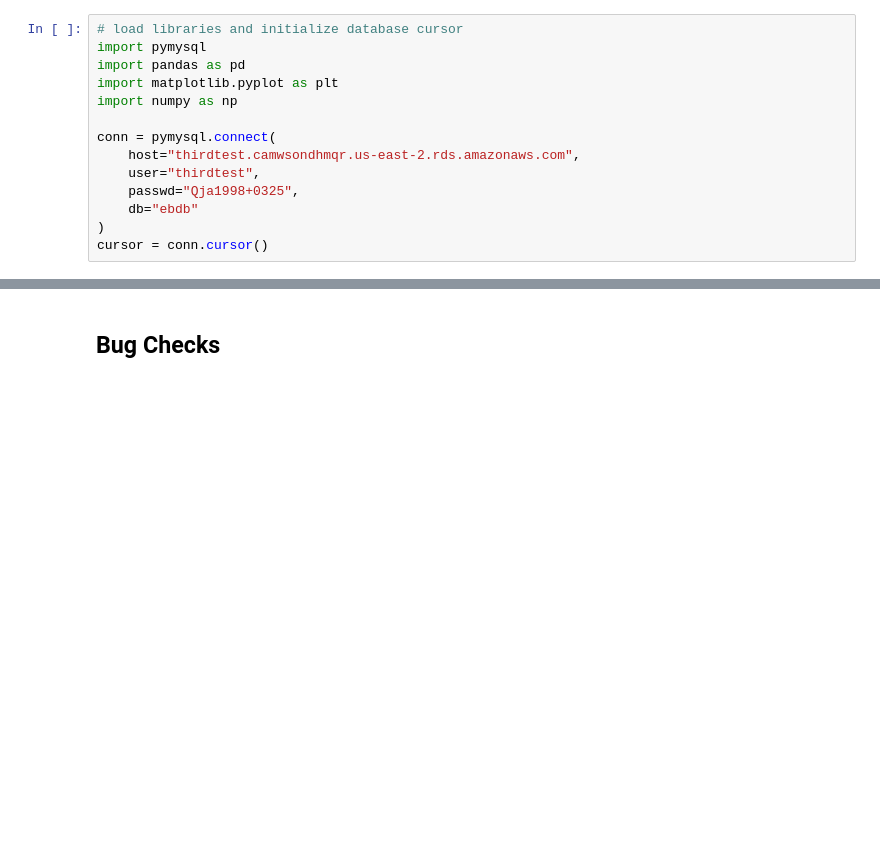
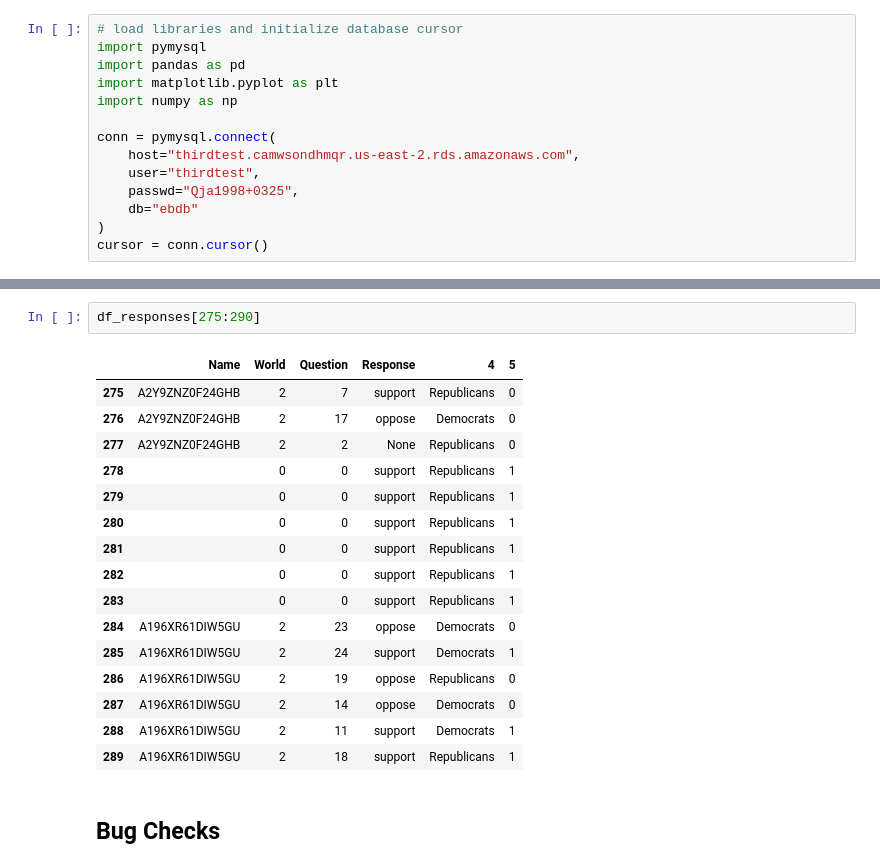
Before and after one commit to AlexMRuch/PartyLab, a Jupyter notebook: experiment_analysis_1/experiment_analysis_1.ipynb, the cells around one changed output, grey strips where cells are left out. Saved outputs shown, nothing was run; the diff lists cells and outputs as text; blank space fills up the shorter version.

Commit message:
updated responses

```diff
--- a/experiment_analysis_1/experiment_analysis_1.ipynb
+++ b/experiment_analysis_1/experiment_analysis_1.ipynb
@@ -95,3 +100,22 @@ Note: For Response, Party Predict, See Priots: 1 = support, Democrats, yes
+# %%
+df_responses[275:290]
+# %% [output]
+|  | Name | World | Question | Response | 4 | 5 |
+| 275 | A2Y9ZNZ0F24GHB | 2 | 7 | support | Republicans | 0 |
+| 276 | A2Y9ZNZ0F24GHB | 2 | 17 | oppose | Democrats | 0 |
+| 277 | A2Y9ZNZ0F24GHB | 2 | 2 | None | Republicans | 0 |
+| 278 |  | 0 | 0 | support | Republicans | 1 |
+| 279 |  | 0 | 0 | support | Republicans | 1 |
+| 280 |  | 0 | 0 | support | Republicans | 1 |
+| 281 |  | 0 | 0 | support | Republicans | 1 |
+| 282 |  | 0 | 0 | support | Republicans | 1 |
+| 283 |  | 0 | 0 | support | Republicans | 1 |
+| 284 | A196XR61DIW5GU | 2 | 23 | oppose | Democrats | 0 |
+| 285 | A196XR61DIW5GU | 2 | 24 | support | Democrats | 1 |
+| 286 | A196XR61DIW5GU | 2 | 19 | oppose | Republicans | 0 |
+| 287 | A196XR61DIW5GU | 2 | 14 | oppose | Democrats | 0 |
+| 288 | A196XR61DIW5GU | 2 | 11 | support | Democrats | 1 |
+| 289 | A196XR61DIW5GU | 2 | 18 | support | Republicans | 1 |
 # %% [markdown]
 ## Bug Checks
 # %%
```
Also changed, not shown: parts of 4 cells of this notebook.
